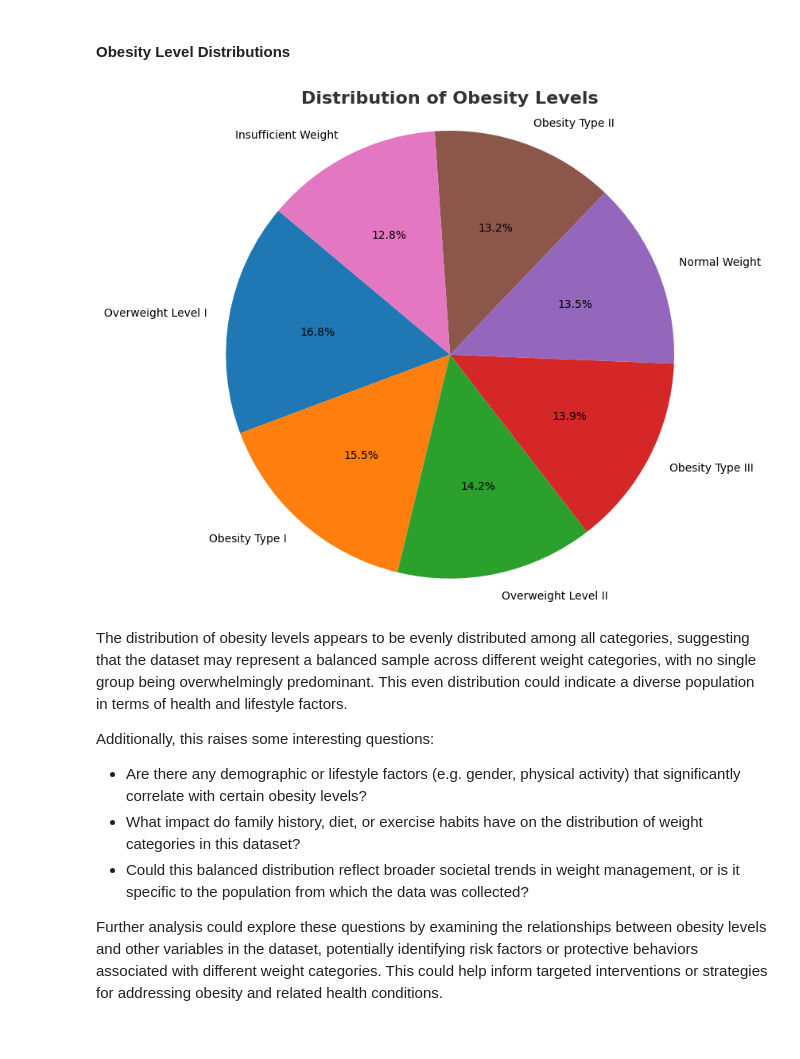
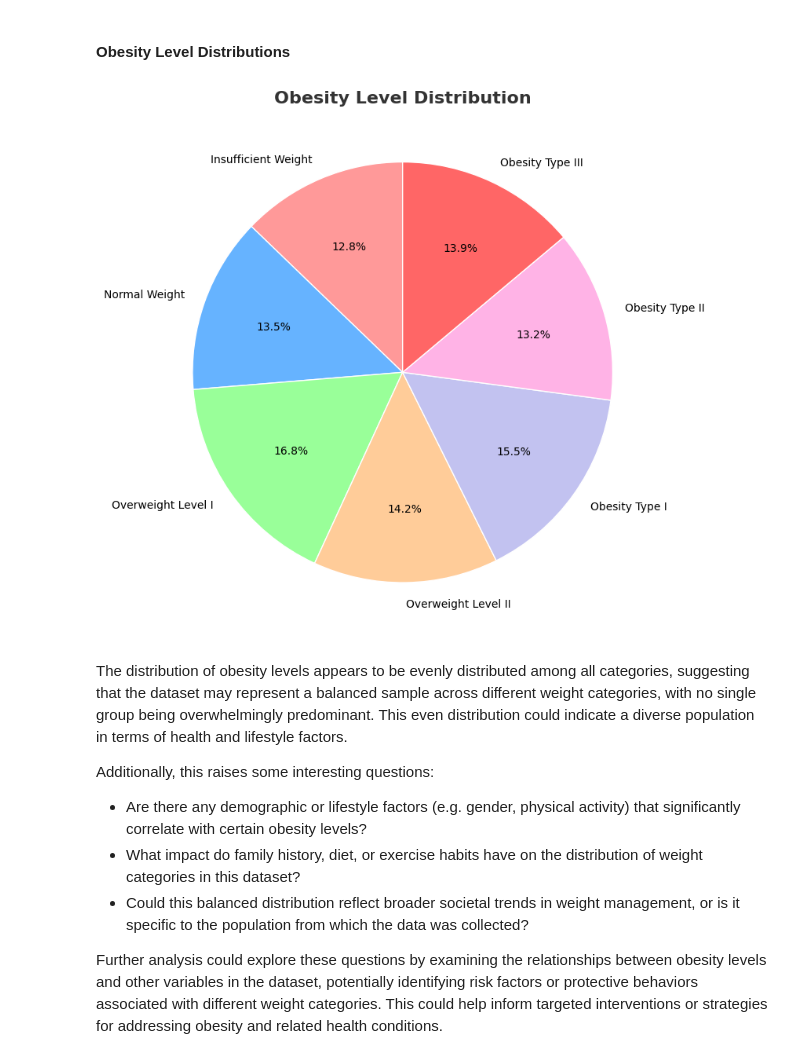
Before and after one commit to Juan-Carlos-D/ML-Team, a Jupyter notebook: Lab Three/Rough Drafts/Section 1/Section 1.ipynb, the cells around one changed output. Drawn from its saved outputs; the diff is of its cells as text; code cells hidden in the pictures.

```diff
--- a/Lab Three/Rough Drafts/Section 1/Section 1.ipynb
+++ b/Lab Three/Rough Drafts/Section 1/Section 1.ipynb
@@ -576,41 +576,45 @@ For logistic regression, standardizing all features ensures that the model can p
 ### Breakdown of Categorical Attributes
 # %% [markdown]
 #### Obesity Level Distributions
-# %%
-# Calculates counts for each obesity level
-obesity_counts = df_preprocessed['obesity_level_encoded'].value_counts()
-
-# Creates a DataFrame for plotting
-obesity_df = pd.DataFrame({'Obesity Level': obesity_counts.index, 'Count': obesity_counts.values})
-
-# Mapping of numeric values to corresponding labels
-label_mapping = {
-    0: 'Insufficient Weight',
-    1: 'Normal Weight',
-    2: 'Overweight Level I',
-    3: 'Overweight Level II',
-    4: 'Obesity Type I',
-    5: 'Obesity Type II',
-    6: 'Obesity Type III'
-}
-
-# Replaces numeric values with labels
-obesity_df['Obesity Level'] = obesity_df['Obesity Level'].map(label_mapping)
-
-# Gets a color map with distinct colors
-colors = plt.cm.tab10(np.arange(len(obesity_df)))
-
-# Plots pie chart with distinct colors
-plt.figure(figsize=(8, 8))
-plt.pie(obesity_df['Count'], labels=obesity_df['Obesity Level'], autopct='%1.1f%%', startangle=140, colors=colors)
-plt.title('Distribution of Obesity Levels', fontsize=16, fontweight='bold', color='#333333')
-
-# Displays the plot
-plt.axis('equal')  # Equal aspect ratio ensures that pie chart is circular.
-plt.gca().set_facecolor('#f7f7f7')  # Set background color
-plt.show()
-# %% [output]
-[figure, removed]
+# %%
+# Define the mapping for the labels
+obesity_labels = {
+    0: 'Insufficient Weight',
+    1: 'Normal Weight',
+    2: 'Overweight Level I',
+    3: 'Overweight Level II',
+    4: 'Obesity Type I',
+    5: 'Obesity Type II',
+    6: 'Obesity Type III'
+}
+
+# Calculate the count of each category in 'obesity_level_encoded'
+obesity_counts = df['obesity_level_encoded'].value_counts().sort_index()
+
+# Apply the mapping to the labels
+labels = [obesity_labels[i] for i in obesity_counts.index]
+
+# Define custom colors for the pie chart
+custom_colors = ['#ff9999', '#66b3ff', '#99ff99', '#ffcc99', '#c2c2f0', '#ffb3e6', '#ff6666']
+
+# Plot the pie chart
+plt.figure(figsize=(8, 8))
+plt.pie(obesity_counts,
+        labels=labels,  # Use the mapped labels
+        autopct='%1.1f%%',  # Show percentages
+        startangle=90,  # Start angle for better alignment
+        colors=custom_colors,  # Apply custom colors
+        pctdistance=0.65,  # Adjust the position of percentages
+        wedgeprops={'edgecolor': 'white'})  # Add white borders between slices
+
+# Title and layout adjustment
+plt.title('Obesity Level Distribution', fontsize=16, fontweight='bold', color='#333333')
+plt.tight_layout()
+
+# Show the plot
+plt.show()
+# %% [output]
+[figure, added]
 # %% [markdown]
 The distribution of obesity levels appears to be evenly distributed among all categories, suggesting that the dataset may represent a balanced sample across different weight categories, with no single group being overwhelmingly predominant. This even distribution could indicate a diverse population in terms of health and lifestyle factors.
 
```
Also changed, not shown: parts of 3 cells of this notebook.
